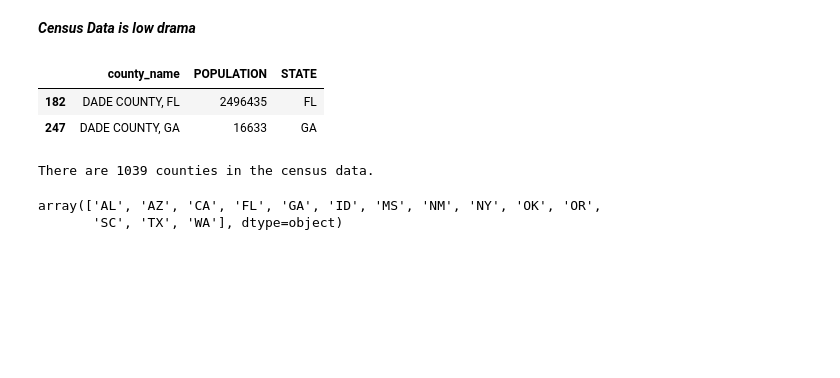
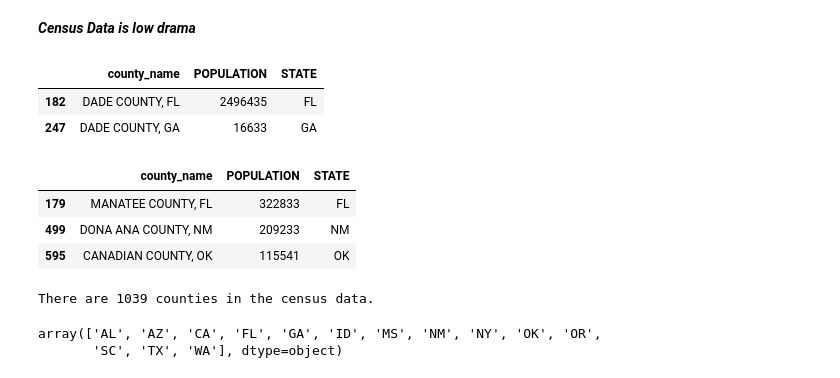
Before and after one commit to Yer1k/opioid_causal_inference, a Jupyter notebook: 10_code/data_merge.ipynb, the cells around one changed output. Cells and saved outputs as stored; diff of their text form; code cells hidden in the pictures; blank space fills up the shorter version.

```diff
--- a/10_code/data_merge.ipynb
+++ b/10_code/data_merge.ipynb
@@ -45,6 +45,14 @@ census_df[census_df["county_name"].str.contains("DADE")]
 |  | county_name | POPULATION | STATE |
 | 182 | DADE COUNTY, FL | 2496435 | FL |
 | 247 | DADE COUNTY, GA | 16633 | GA |
+# %%
+# show counties that contain the word ANA
+census_df[census_df["county_name"].str.contains("ANA")]
+# %% [output]
+|  | county_name | POPULATION | STATE |
+| 179 | MANATEE COUNTY, FL | 322833 | FL |
+| 499 | DONA ANA COUNTY, NM | 209233 | NM |
+| 595 | CANADIAN COUNTY, OK | 115541 | OK |
 # %%
 print(f"There are {census_df.shape[0]} counties in the census data.")
 # %% [output]
```
Also changed, not shown: parts of 9 cells of this notebook, 3 other files.
